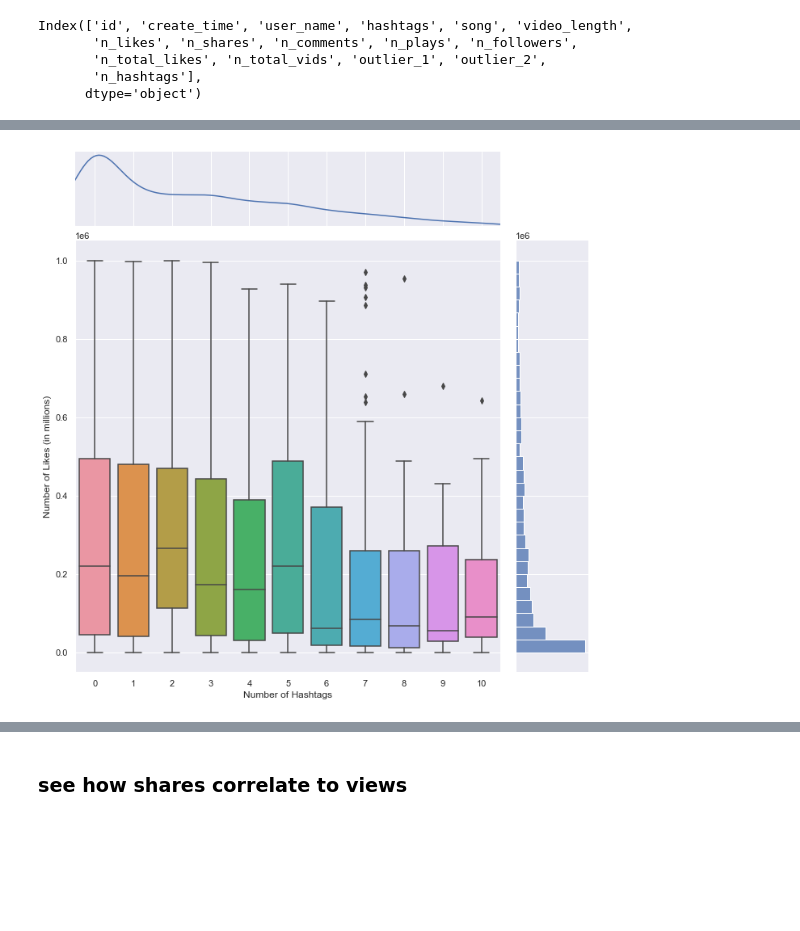
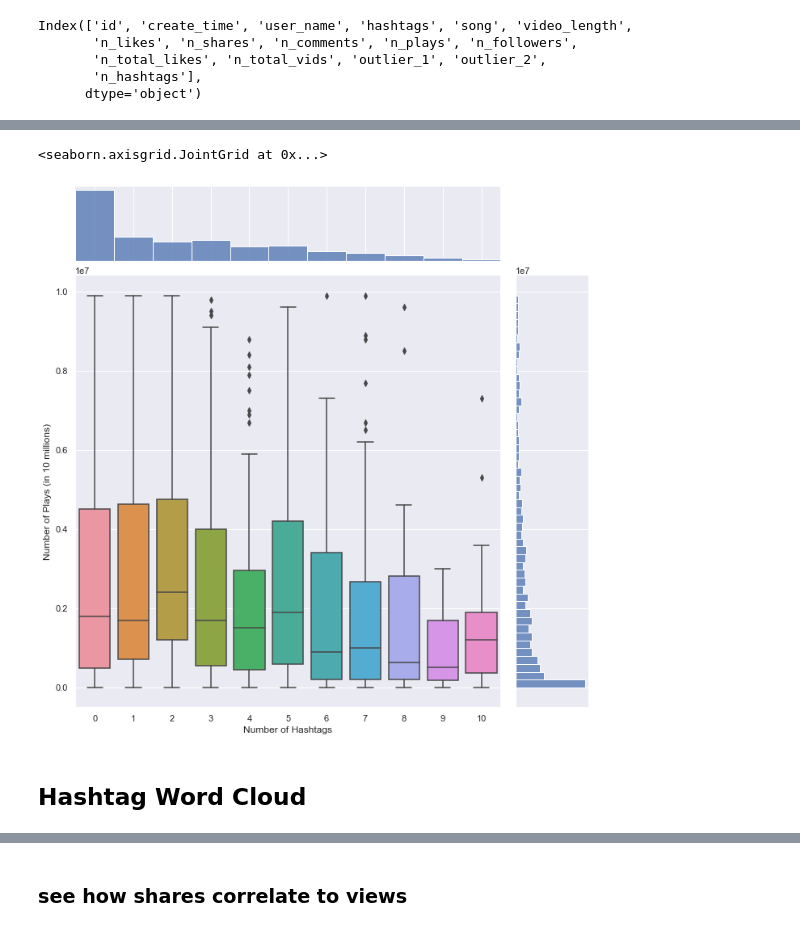
Before and after one commit to datares/TikTok_Famous, a Jupyter notebook: Analysis/Trending Videos/data_exploration.ipynb, the cells around one changed output, grey strips where cells are left out. Cells and saved outputs as stored; diff of their text form; code cells hidden in the pictures; blank space fills up the shorter version.

```diff
--- a/Analysis/Trending Videos/data_exploration.ipynb
+++ b/Analysis/Trending Videos/data_exploration.ipynb
@@ -54,7 +55,9 @@ Text(0.5, 1.0, 'Distribution of Users under 10 million Followers')
 # %%
-sns.set_theme()
-sns.displot(just_users, x='n_followers', bins=100)
-plt.ylabel('Number of Users')
-plt.xlabel('Number of Followers (in millions)')
-plt.title("Distribution of Users")
-#plt.savefig('user_followers_distr_2.png', dpi=1000, facecolor='w')
+# fig, ax = plt.subplots(figsize=(10, 10))
+
+# sns.set_theme()
+# sns.histplot(just_users, x='n_followers', bins=100, ax=ax)
+# plt.ylabel('Number of Users')
+# plt.xlabel('Number of Followers (in millions)')
+# plt.title("Distribution of Users")
+# plt.savefig('user_followers_distr_2.png', dpi=1000, facecolor='w')
@@ -205,16 +185,17 @@ sns.displot(data=sug_df, x='n_hashtags', kind='kde')
 # %%
 sns.set_theme()
-df = sug_df.loc[(sug_df['outlier_2']) & (sug_df['n_likes'] < 1000000) & (sug_df['n_hashtags'] <= 10)]
+df = sug_df.loc[(sug_df['outlier_2']) & (sug_df['n_plays'] < 10000000) & (sug_df['n_hashtags'] <= 10)]
 
 g = sns.JointGrid()
 g.fig.set_figwidth(10)
 g.fig.set_figheight(10)
 
-x, y = df['n_hashtags'], df['n_likes']
-sns.kdeplot(x=x, ax=g.ax_marg_x)
-sns.histplot(y=y, bins=30, ax=g.ax_marg_y)
+x, y = df['n_hashtags'], df['n_plays']
+sns.histplot(x=x, bins=10, discrete=True, ax=g.ax_marg_x)
+sns.histplot(y=y, bins=50, ax=g.ax_marg_y)
 sns.boxplot(x=x, y=y, ax=g.ax_joint)
-g.set_axis_labels('Number of Hashtags', 'Number of Likes (in millions)')
-plt.savefig('n_hashtags_vs_likes.png', dpi=1000, facecolor='w')
+g.set_axis_labels('Number of Hashtags', 'Number of Plays (in 10 millions)')
+#plt.savefig('nhashtags_vs_nplays.png', dpi=1000, facecolor='w')
 # %% [output]
+<seaborn.axisgrid.JointGrid at 0x...>
-[figure, old version]
+[figure, new version]
@@ -226,0 +202,2 @@ plt.savefig('n_hashtags_vs_likes.png', dpi=1000, facecolor='w')
+# %% [markdown]
+## Hashtag Word Cloud
```
Also changed, not shown: parts of 23 cells of this notebook, 5 other files.
